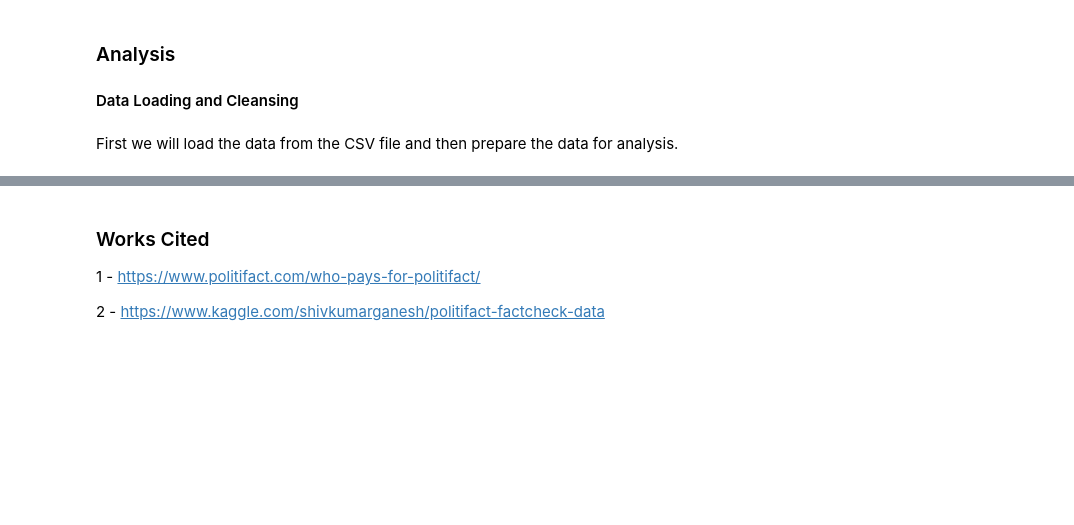
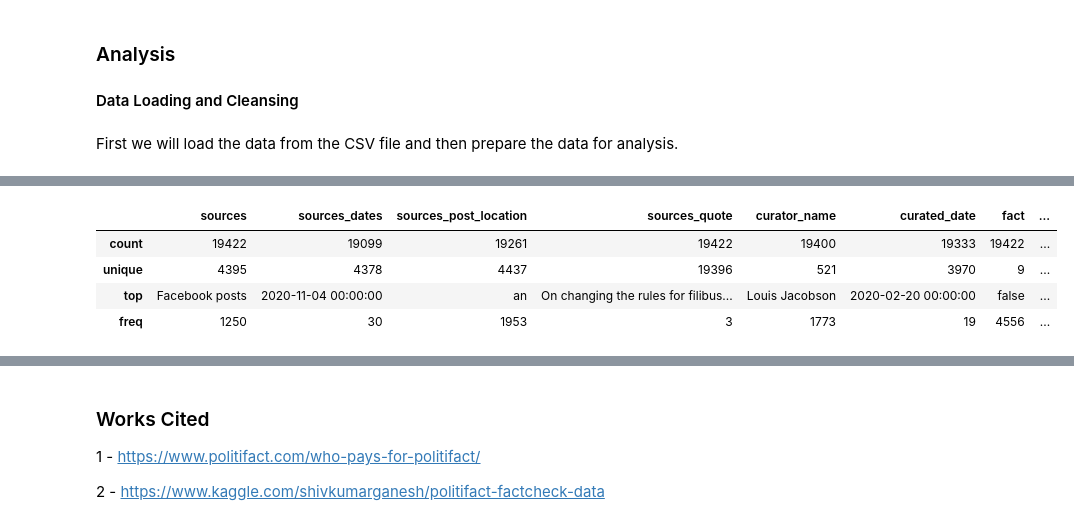
Before and after one commit to lysanthus/DATA620_Final, a Jupyter notebook: Final Project - DRAFT.ipynb, the cells around one changed output, grey strips where cells are left out. Saved outputs shown, nothing was run; the diff lists cells and outputs as text; code cells hidden in the pictures; blank space fills up the shorter version.

```diff
--- a/Final Project - DRAFT.ipynb
+++ b/Final Project - DRAFT.ipynb
@@ -47,0 +64,8 @@ pol.head()
+# %%
+pol.describe()
+# %% [output]
+|  | sources | sources_dates | sources_post_location | sources_quote | curator_name | curated_date | fact | ... |
+| count | 19422 | 19099 | 19261 | 19422 | 19400 | 19333 | 19422 | ... |
+| unique | 4395 | 4378 | 4437 | 19396 | 521 | 3970 | 9 | ... |
+| top | Facebook posts | 2020-11-04 00:00:00 | an | On changing the rules for filibus... | Louis Jacobson | 2020-02-20 00:00:00 | false | ... |
+| freq | 1250 | 30 | 1953 | 3 | 1773 | 19 | 4556 | ... |
```
Also changed, not shown: parts of 28 cells of this notebook.
